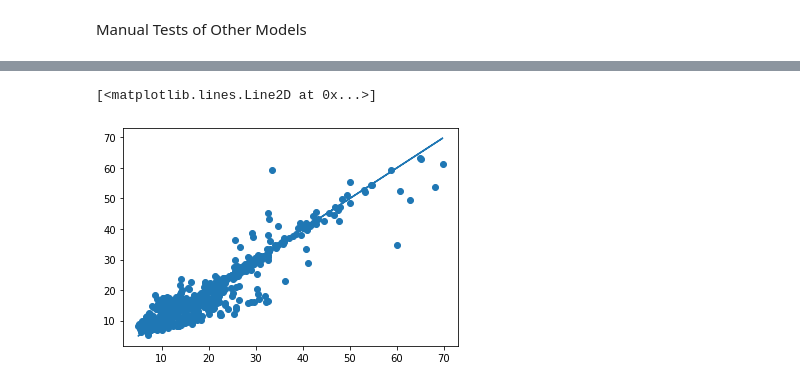
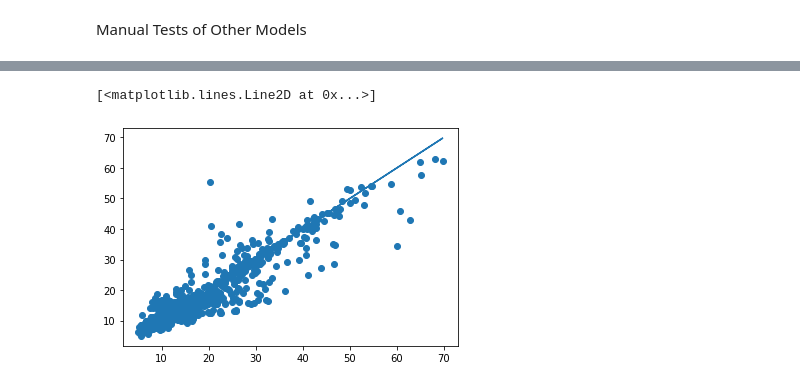
Before and after one commit to ajanaszak/Dev10Capstone, a Jupyter notebook: Code/modeling.ipynb, the cells around one changed output, grey strips where cells are left out. Drawn from its saved outputs; the diff is of its cells as text; code cells hidden in the pictures.

```diff
--- a/Code/modeling.ipynb
+++ b/Code/modeling.ipynb
@@ -201,14 +214,14 @@ Manual Tests of Other Models
 # %%
-# from sklearn.neighbors import RadiusNeighborsRegressor
-# rnr = RadiusNeighborsRegressor(radius = 4, weights = "distance", p = 1)
-# rnr.fit(X_train, y_train)
+from sklearn.neighbors import RadiusNeighborsRegressor
+rnr = RadiusNeighborsRegressor(radius = 4, weights = "distance", p = 1)
+rnr.fit(X_train, y_train)
 
-# # print(rnr.score(X_test, y_test))
+# print(rnr.score(X_test, y_test))
 
-# prediction = rnr.predict(X_test)
-# plt.scatter(y_test, prediction)
-# plt.plot(y_test, y_test)
+prediction = rnr.predict(X_test)
+plt.scatter(y_test, prediction)
+plt.plot(y_test, y_test)
 # %% [output]
 [<matplotlib.lines.Line2D at 0x...>]
-[figure, old version]
+[figure, new version]
 # %%
```
Also changed, not shown: parts of 19 cells of this notebook, 1 other file.
